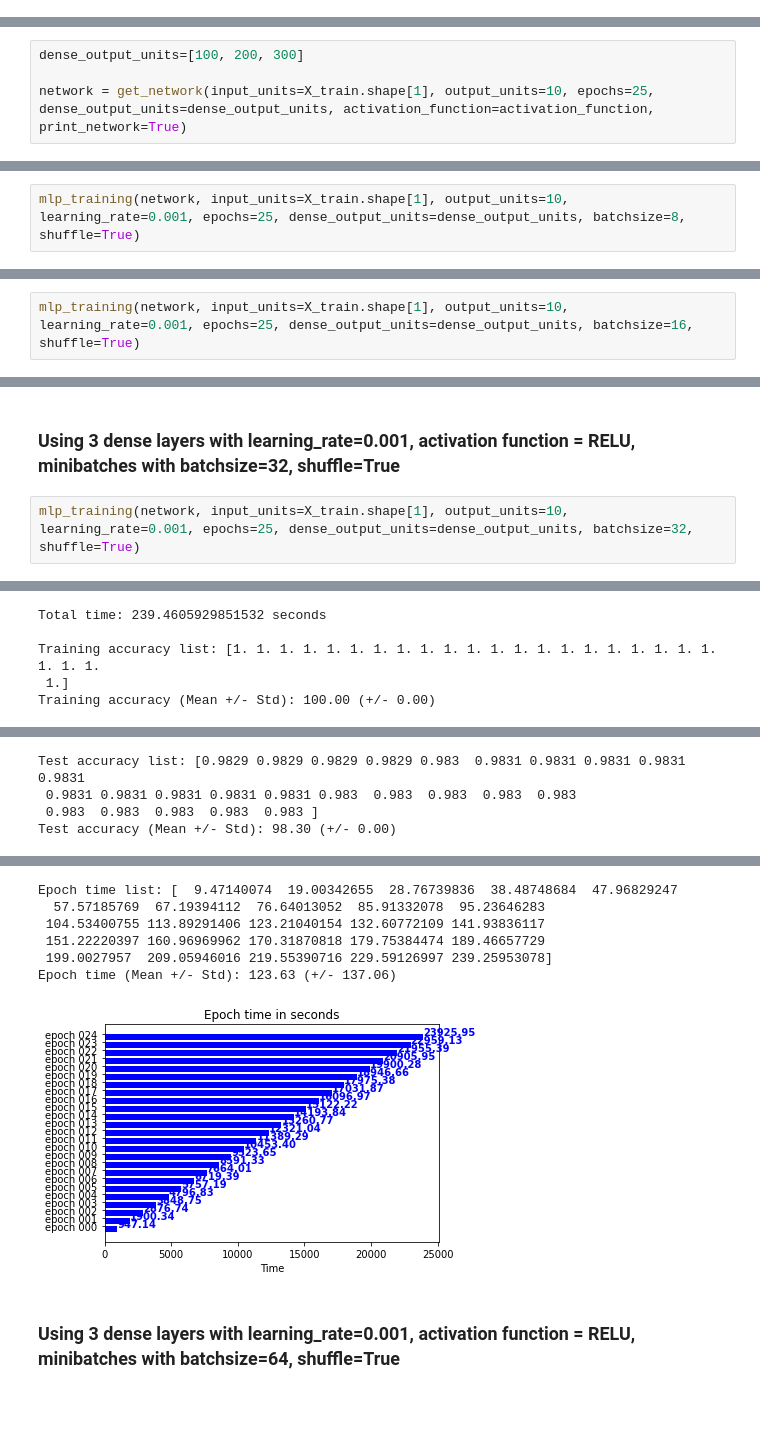
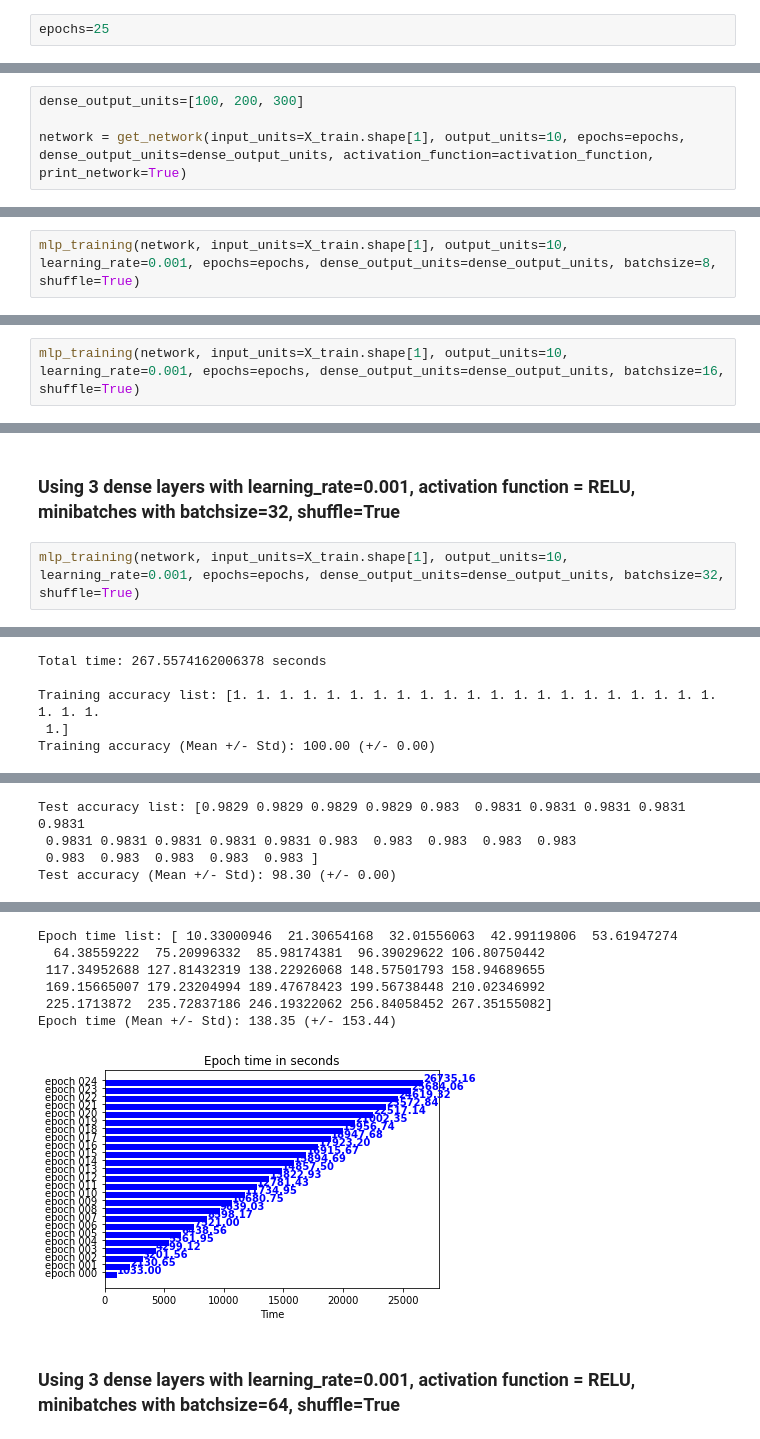
Before and after one commit to ramonfigueiredo/comp551-2020-p3_classification_of_image_data, a Jupyter notebook: code/group10_2_MLP_MNIST.ipynb, the cells around one changed output, grey strips where cells are left out. Cells and saved outputs as stored; diff of their text form; blank space fills up the shorter version.

```diff
--- a/code/group10_2_MLP_MNIST.ipynb
+++ b/code/group10_2_MLP_MNIST.ipynb
@@ -492,3 +502,5 @@ activation_function = ActivationFunction.RELU
+# %%
+epochs=25
 # %% [markdown]
 ### Using **2 dense layers** with learning_rate=0.1, activation function = RELU, minibatches with batchsize=32, shuffle=True
 # %%
@@ -844,7 +856,7 @@ test_accuracy_list = []
 # %%
 dense_output_units=[100, 200, 300]
 
-network = get_network(input_units=X_train.shape[1], output_units=10, epochs=25, dense_output_units=dense_output_units, activation_function=activation_function, print_network=True)
+network = get_network(input_units=X_train.shape[1], output_units=10, epochs=epochs, dense_output_units=dense_output_units, activation_function=activation_function, print_network=True)
 # %% [output]
         NETWORK: Multi layer perceptron
                 Dense(input_units=784, output_units=100, learning_rate=0.1)
@@ -857,7 +869,7 @@ network = get_network(input_units=X_train.shape[1], output_units=10, epochs=25,
 # %% [markdown]
 ### Using 3 dense layers with learning_rate=0.001, activation function = RELU, minibatches with **batchsize=8**, shuffle=True
 # %%
-mlp_training(network, input_units=X_train.shape[1], output_units=10, learning_rate=0.001, epochs=25, dense_output_units=dense_output_units, batchsize=8, shuffle=True)
+mlp_training(network, input_units=X_train.shape[1], output_units=10, learning_rate=0.001, epochs=epochs, dense_output_units=dense_output_units, batchsize=8, shuffle=True)
 # %% [output]
 Epoch 24
 Training accuracy: 99.59%
@@ -888,7 +900,7 @@ Epoch time (Mean +/- Std): 270.46 (+/- 297.24)
 # %% [markdown]
 ### Using 3 dense layers with learning_rate=0.001, activation function = RELU, minibatches with **batchsize=16**, shuffle=True
 # %%
-mlp_training(network, input_units=X_train.shape[1], output_units=10, learning_rate=0.001, epochs=25, dense_output_units=dense_output_units, batchsize=16, shuffle=True)
+mlp_training(network, input_units=X_train.shape[1], output_units=10, learning_rate=0.001, epochs=epochs, dense_output_units=dense_output_units, batchsize=16, shuffle=True)
 # %% [output]
 Epoch 24
 Training accuracy: 100.00%
@@ -919,7 +931,7 @@ Epoch time (Mean +/- Std): 170.01 (+/- 190.13)
 # %% [markdown]
 ### Using 3 dense layers with learning_rate=0.001, activation function = RELU, minibatches with **batchsize=32**, shuffle=True
 # %%
-mlp_training(network, input_units=X_train.shape[1], output_units=10, learning_rate=0.001, epochs=25, dense_output_units=dense_output_units, batchsize=32, shuffle=True)
+mlp_training(network, input_units=X_train.shape[1], output_units=10, learning_rate=0.001, epochs=epochs, dense_output_units=dense_output_units, batchsize=32, shuffle=True)
 # %% [output]
 Epoch 24
 Training accuracy: 100.00%
@@ -928,22 +940,22 @@ Epoch's processing time: 239.26 seconds
 [figure]
-Total time: 239.4605929851532 seconds
+Total time: 267.5574162006378 seconds
 
 Training accuracy list: [1. 1. 1. 1. 1. 1. 1. 1. 1. 1. 1. 1. 1. 1. 1. 1. 1. 1. 1. 1. 1. 1. 1. 1.
  1.]
 Training accuracy (Mean +/- Std): 100.00 (+/- 0.00)
 [figure]
 Test accuracy list: [0.9829 0.9829 0.9829 0.9829 0.983  0.9831 0.9831 0.9831 0.9831 0.9831
  0.9831 0.9831 0.9831 0.9831 0.9831 0.983  0.983  0.983  0.983  0.983
  0.983  0.983  0.983  0.983  0.983 ]
 Test accuracy (Mean +/- Std): 98.30 (+/- 0.00)
 [figure]
-Epoch time list: [  9.47140074  19.00342655  28.76739836  38.48748684  47.96829247
-  57.57185769  67.19394112  76.64013052  85.91332078  95.23646283
- 104.53400755 113.89291406 123.21040154 132.60772109 141.93836117
- 151.22220397 160.96969962 170.31870818 179.75384474 189.46657729
- 199.0027957  209.05946016 219.55390716 229.59126997 239.25953078]
-Epoch time (Mean +/- Std): 123.63 (+/- 137.06)
+Epoch time list: [ 10.33000946  21.30654168  32.01556063  42.99119806  53.61947274
+  64.38559222  75.20996332  85.98174381  96.39029622 106.80750442
+ 117.34952688 127.81432319 138.22926068 148.57501793 158.94689655
+ 169.15665007 179.23204994 189.47678423 199.56738448 210.02346992
+ 225.1713872  235.72837186 246.19322062 256.84058452 267.35155082]
+Epoch time (Mean +/- Std): 138.35 (+/- 153.44)
-[figure, old version]
+[figure, new version]
 # %% [markdown]
 ### Using 3 dense layers with learning_rate=0.001, activation function = RELU, minibatches with **batchsize=64**, shuffle=True
 # %%
```
Also changed, not shown: parts of 37 cells of this notebook.
